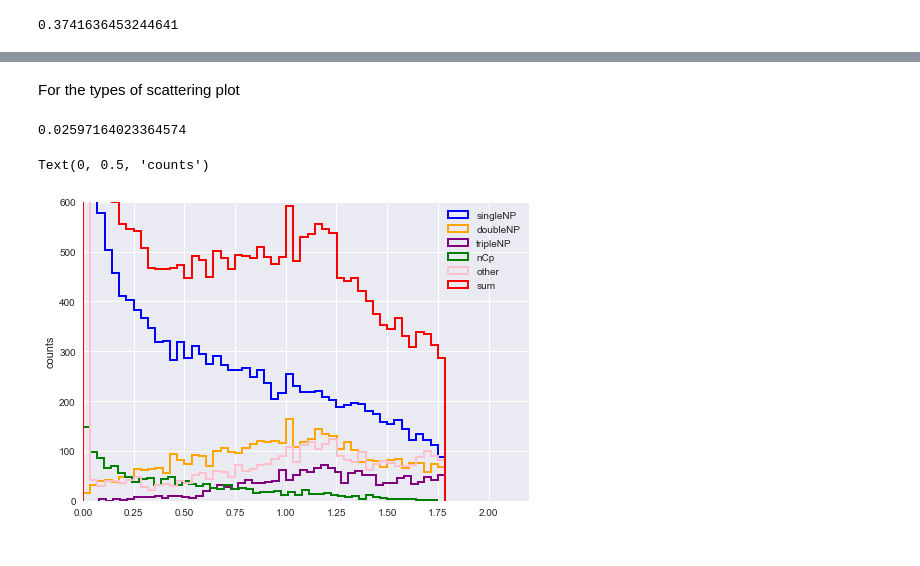
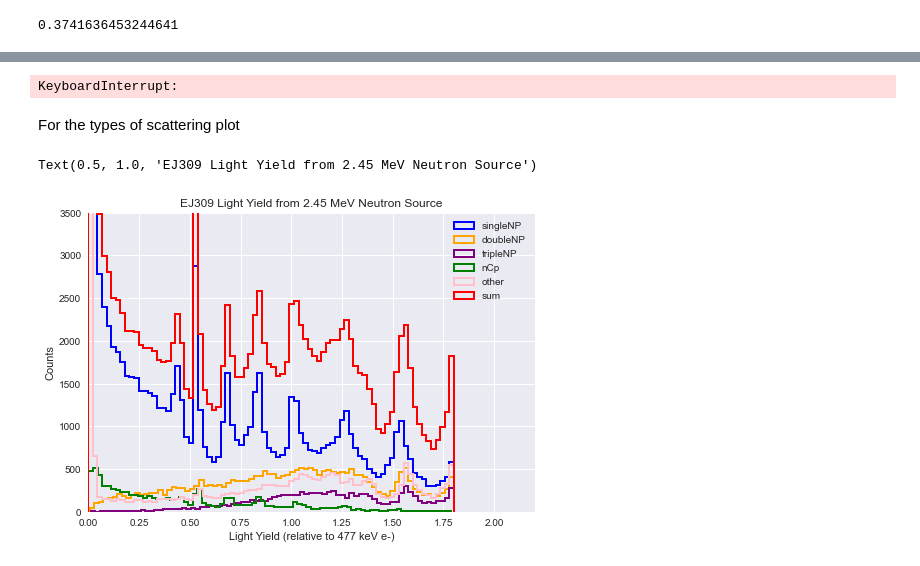
Before and after one commit to JamesMcGreivy/scintillator-neutron-detection, a Jupyter notebook: old/Jupyter/Scintillator Light Response Functions.ipynb, the cells around one changed output, grey strips where cells are left out. Cells and saved outputs as stored; diff of their text form; code cells hidden in the pictures.

```diff
--- a/old/Jupyter/Scintillator Light Response Functions.ipynb
+++ b/old/Jupyter/Scintillator Light Response Functions.ipynb
@@ -118,24 +118,27 @@ def ptclLightYield(ptcl, pRF, cRF):
 
     return lightYield
 # %%
-def f(x, A, B, C, D, E, F, G):
-    return A*x + B*x**2 + C*x**3 + D*x**4
+def f(x, A, B, C, D):
+    return A*(x) + B*(x**2) + C*(x**3) + D*(x**4)
 # %%
 protonLightYield = np.array(pd.read_csv("ProtonResponseEJ309.txt", delimiter=' ', header = None))
 xP = np.append(np.array([0]), protonLightYield[:,0])
 yP = np.append(np.array([0]), protonLightYield[:,1])
 
-plt.scatter(xP, yP, label="col1")
+plt.scatter(xP, yP)
 
 poptP, pcovP = optimize.curve_fit(f, xP, yP)
 
-plt.scatter(xP, f(xP, *poptP))
-x = np.linspace(0,25,100)
-plt.plot(x, f(x, *poptP))
+x = np.linspace(0,20,100000)
+#plt.plot(x, f(x, *poptP), label = "taylor series")
 
 plt.xlabel("Proton Energy Deposition (MeV)")
 plt.ylabel("Light Yield (MeVee)")
 plt.legend()
 
 pRF = lambda x: f(x, *poptP)
+
+#pRF = interpolate.interp1d(xP, yP, kind = 'quadratic', fill_value='extrapolate')
+
+plt.plot(x, pRF(x), label = "taylor series")
 # %% [output]
@@ -224,16 +230,12 @@ Text(0.5, 0, 'MeVee')
 import pickle
 # %%
 ptcl = "neutron"
-energy = "2.5"
+energy = "2.45"
 unit = "MeV"
 
-ptclTree1 = buildPtclTree("../EJ309-build/data/"+ptcl+"_"+energy+"_"+unit+".csv")
-
-ptcl = "neutron"
-energy = "1.5"
-unit = "MeV"
-
-ptclTree2 = buildPtclTree("../EJ309-build/data/"+ptcl+"_"+energy+"_"+unit+".csv")
+ptclTree1 = buildPtclTree("../../EJ309-build/data/"+ptcl+"_"+energy+"_"+unit+".csv")
+# %% [output]
+KeyboardInterrupt:
 # %%
 plt.hist(dataToLightYield["neutron_"])
 # %% [markdown]
@@ -243,7 +245,7 @@ ptcl = "neutron"
 energy = "2.45"
 unit = "MeV"
 
-ptclTree = buildPtclTree("../EJ309-build/data/"+ptcl+"_"+energy+"_"+unit+".csv")
+ptclTree = buildPtclTree("../../EJ309-build/data/"+ptcl+"_"+energy+"_"+unit+".csv")
 # %%
 # Separate the data into categories :
 # single np , nCp, double np, triple np, other
@@ -280,48 +282,46 @@ for ptcl in ptclTree.values() :
     else:
         scatterTypes["other"].append(ptcl)
 # %%
-singleNP = np.array([ptclLightYield(ptcl, pRF) for ptcl in scatterTypes["single_np"]])
-doubleNP = np.array([ptclLightYield(ptcl, pRF) for ptcl in scatterTypes["double_np"]])
-tripleNP = np.array([ptclLightYield(ptcl, pRF) for ptcl in scatterTypes["triple_np"]])
-nCp = np.array([ptclLightYield(ptcl, pRF) for ptcl in scatterTypes["nCp"]])
-other = np.array([ptclLightYield(ptcl, pRF) for ptcl in scatterTypes["other"]])
+singleNP = np.array([ptclLightYield(ptcl, pRF, cRF) for ptcl in scatterTypes["single_np"]])
+doubleNP = np.array([ptclLightYield(ptcl, pRF, cRF) for ptcl in scatterTypes["double_np"]])
+tripleNP = np.array([ptclLightYield(ptcl, pRF, cRF) for ptcl in scatterTypes["triple_np"]])
+nCp = np.array([ptclLightYield(ptcl, pRF, cRF) for ptcl in scatterTypes["nCp"]])
+other = np.array([ptclLightYield(ptcl, pRF, cRF) for ptcl in scatterTypes["other"]])
 total = np.concatenate((singleNP,doubleNP,tripleNP,nCp,other))
-# %%
-np.mean(other)
-# %% [output]
-0.02597164023364574
 # %%
 data = singleNP
 colors = "blue"
 labels = 'singleNP'
-plt.hist(data, histtype = "step", color = colors, label=labels, bins = 50, linewidth = 2)
+plt.hist(data, histtype = "step", color = colors, label=labels, bins = 80, linewidth = 2)
 
 data = doubleNP
 colors = "orange"
 labels = 'doubleNP'
-plt.hist(data, histtype = "step", color = colors, label=labels, bins = 50, linewidth = 2)
+plt.hist(data, histtype = "step", color = colors, label=labels, bins = 80, linewidth = 2)
 
 data = tripleNP
 colors = "purple"
 labels = 'tripleNP'
-plt.hist(data, histtype = "step", color = colors, label=labels, bins = 50, linewidth = 2)
+plt.hist(data, histtype = "step", color = colors, label=labels, bins = 80, linewidth = 2)
 
 data = nCp
 colors = "green"
 labels = 'nCp'
-plt.hist(data, histtype = "step", color = colors, label=labels, bins = 50, linewidth = 2)
+plt.hist(data, histtype = "step", color = colors, label=labels, bins = 80, linewidth = 2)
 
 data = other
 colors = "pink"
 labels = 'other'
-plt.hist(data, histtype = "step", color = colors, label=labels, bins = 50, linewidth = 2)
+plt.hist(data, histtype = "step", color = colors, label=labels, bins = 80, linewidth = 2)
 
-plt.hist(total, histtype = "step", bins = 50, linewidth = 2, label="sum", color="red")
+plt.hist(total, histtype = "step", bins = 80, linewidth = 2, label="sum", color="red")
 
 plt.legend()
 plt.xlim(0,2.2)
-plt.ylim(0,600)
-plt.ylabel("counts")
+plt.ylim(0,3500)
+plt.ylabel("Counts")
+plt.xlabel("Light Yield (relative to 477 keV e-)")
+plt.title("EJ309 Light Yield from 2.45 MeV Neutron Source")
 # %% [output]
-Text(0, 0.5, 'counts')
+Text(0.5, 1.0, 'EJ309 Light Yield from 2.45 MeV Neutron Source')
-[figure, old version]
+[figure, new version]
```
Also changed, not shown: parts of 5 cells of this notebook, 1 other file.
